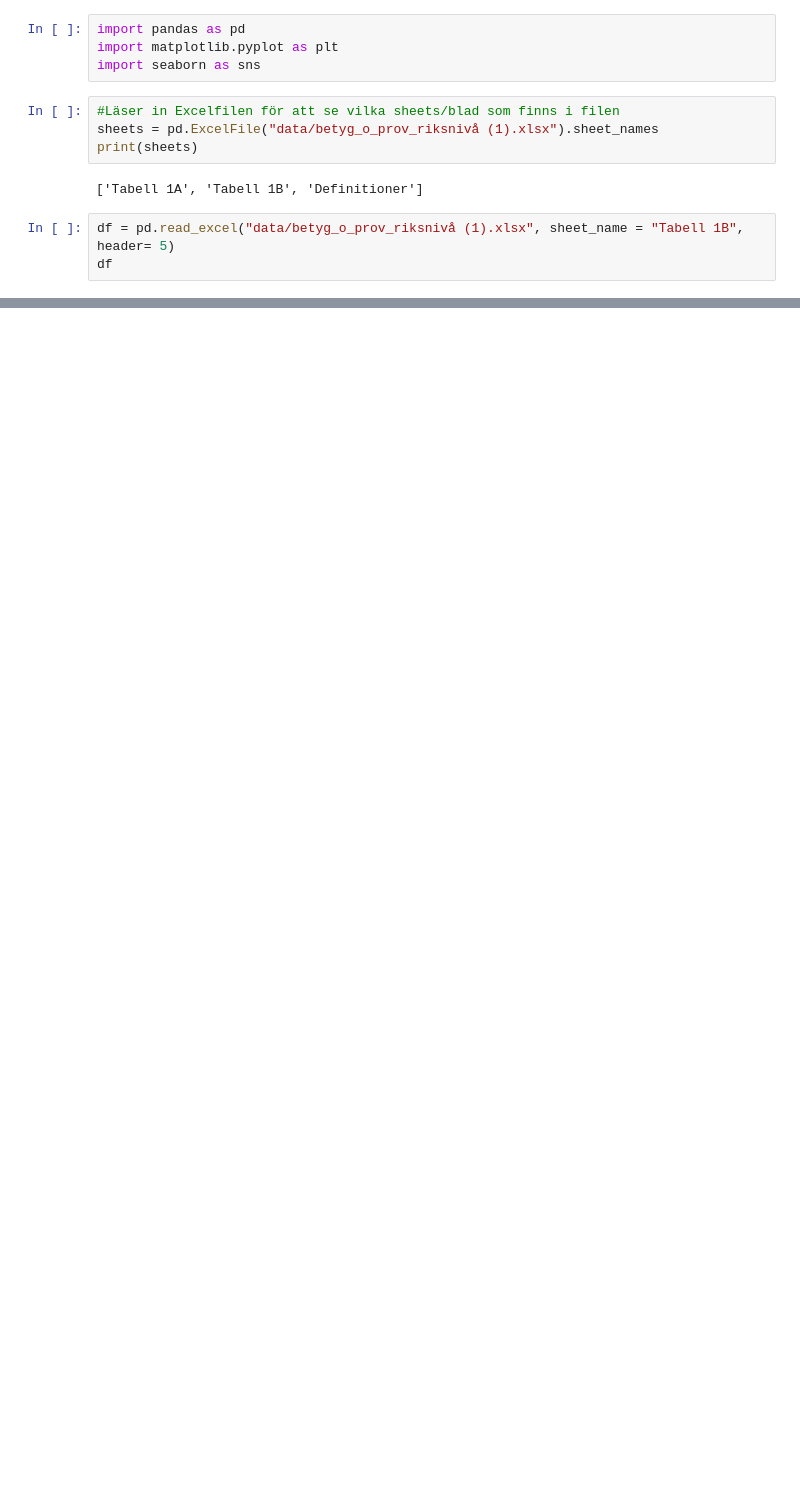
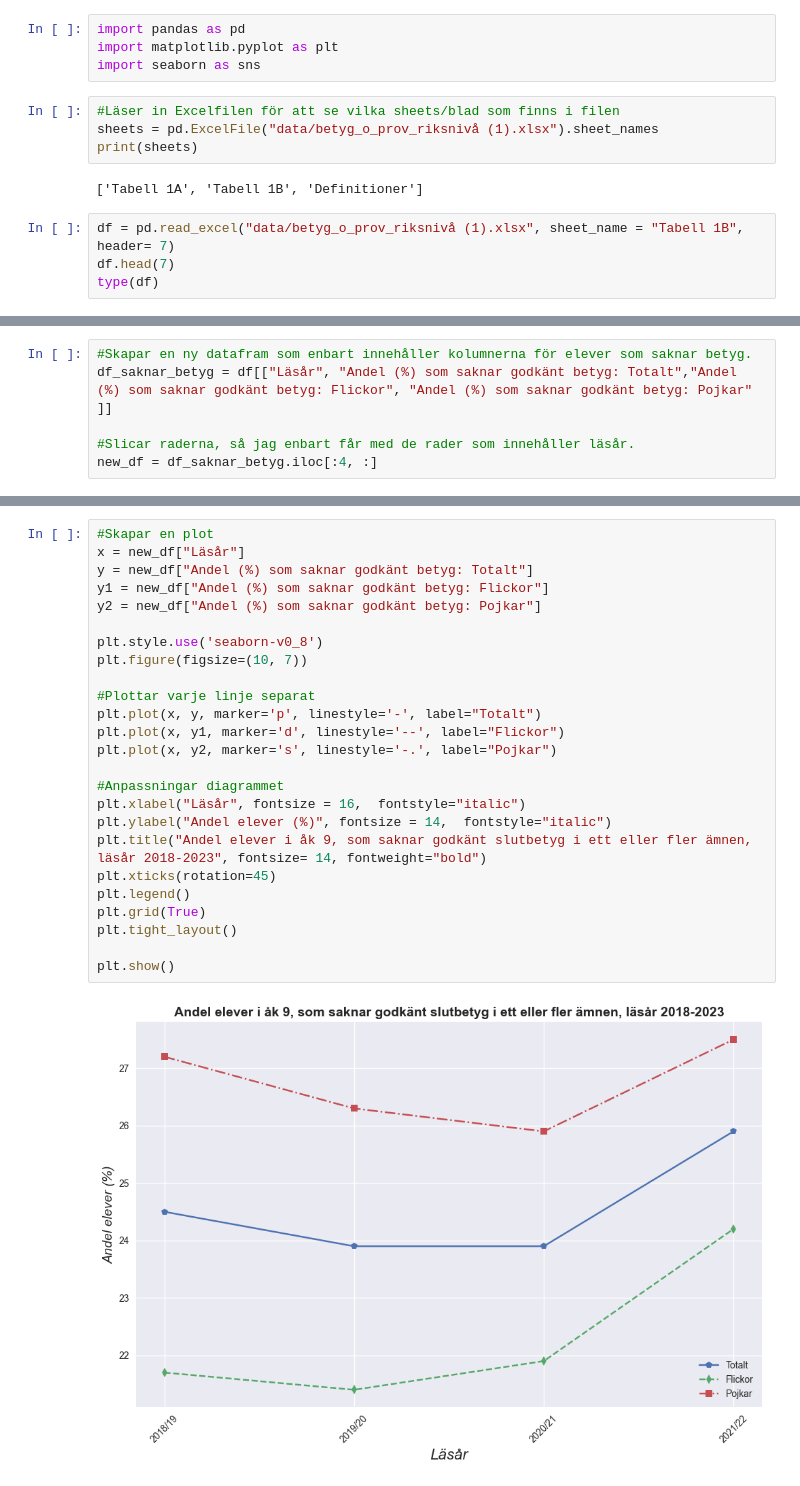
Before and after one commit to suseliwen/Labb2---skolstatistik, a Jupyter notebook: Labb2_uppgift2.ipynb, the cells around one changed output, grey strips where cells are left out. Drawn from its saved outputs; the diff is of its cells as text; blank space fills up the shorter version.

```diff
--- a/Labb2_uppgift2.ipynb
+++ b/Labb2_uppgift2.ipynb
@@ -9,6 +28,7 @@ print(sheets)
 # %% [output]
 ['Tabell 1A', 'Tabell 1B', 'Definitioner']
 # %%
-df = pd.read_excel("data/betyg_o_prov_riksnivå (1).xlsx", sheet_name = "Tabell 1B", header= 5)
-df
+df = pd.read_excel("data/betyg_o_prov_riksnivå (1).xlsx", sheet_name = "Tabell 1B", header= 7)
+df.head(7)
+type(df)
 # %% [output]
@@ -31,0 +66,6 @@ df
+# %%
+#Skapar en ny datafram som enbart innehåller kolumnerna för elever som saknar betyg.
+df_saknar_betyg = df[["Läsår", "Andel (%) som saknar godkänt betyg: Totalt","Andel (%) som saknar godkänt betyg: Flickor", "Andel (%) som saknar godkänt betyg: Pojkar" ]]
+
+#Slicar raderna, så jag enbart får med de rader som innehåller läsår.
+new_df = df_saknar_betyg.iloc[:4, :]
@@ -31,0 +80,27 @@ df
+# %%
+#Skapar en plot
+x = new_df["Läsår"]
+y = new_df["Andel (%) som saknar godkänt betyg: Totalt"]
+y1 = new_df["Andel (%) som saknar godkänt betyg: Flickor"]
+y2 = new_df["Andel (%) som saknar godkänt betyg: Pojkar"]
+
+plt.style.use('seaborn-v0_8')
+plt.figure(figsize=(10, 7))
+
+#Plottar varje linje separat
+plt.plot(x, y, marker='p', linestyle='-', label="Totalt")
+plt.plot(x, y1, marker='d', linestyle='--', label="Flickor")
+plt.plot(x, y2, marker='s', linestyle='-.', label="Pojkar")
+
+#Anpassningar diagrammet
+plt.xlabel("Läsår", fontsize = 16,  fontstyle="italic")
+plt.ylabel("Andel elever (%)", fontsize = 14,  fontstyle="italic")
+plt.title("Andel elever i åk 9, som saknar godkänt slutbetyg i ett eller fler ämnen, läsår 2018-2023", fontsize= 14, fontweight="bold")
+plt.xticks(rotation=45)
+plt.legend()
+plt.grid(True)
+plt.tight_layout()
+
+plt.show()
+# %% [output]
+[figure, added]
```
Also changed, not shown: parts of 8 cells of this notebook.
